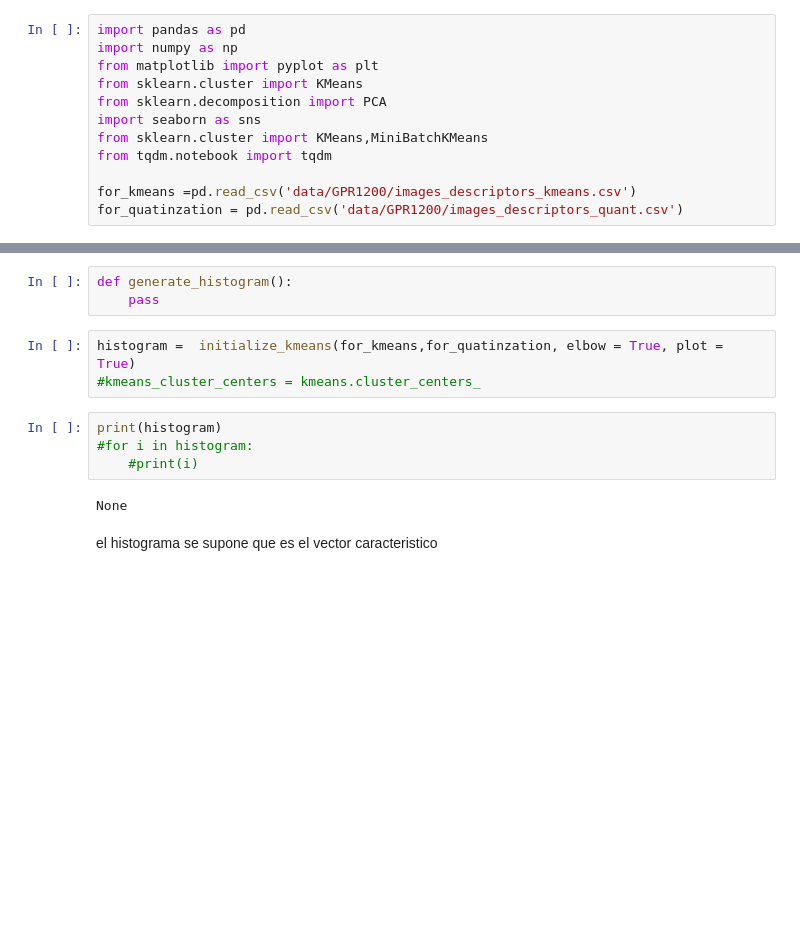
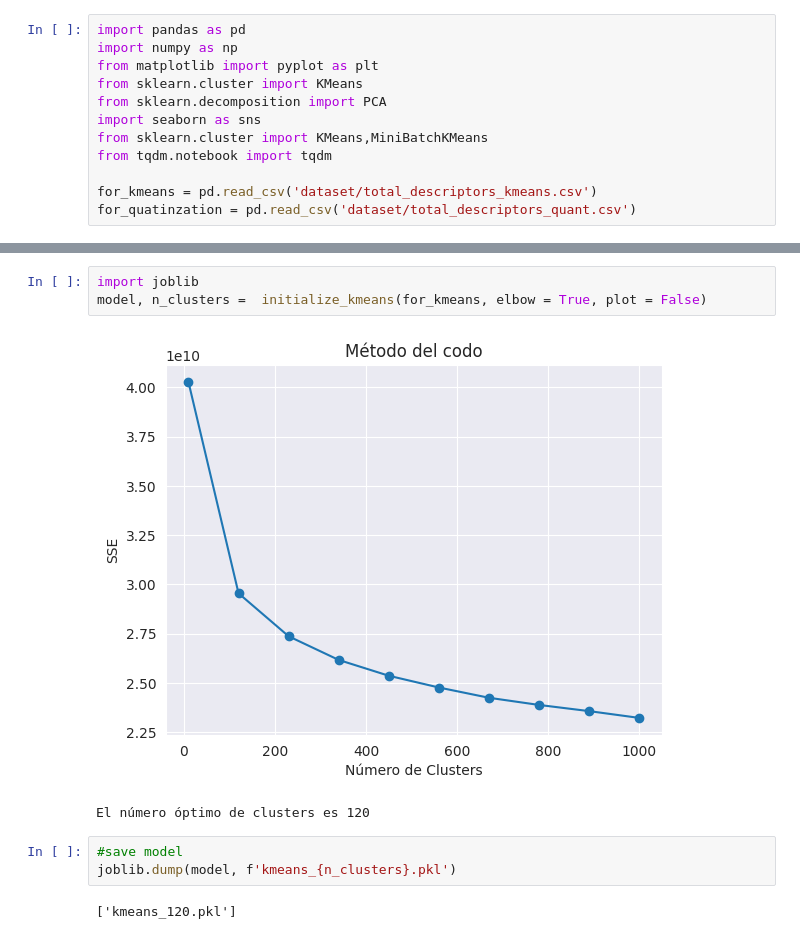
Before and after one commit to pabloyzm/LabInt, a Jupyter notebook: sift.ipynb, the cells around one changed output, grey strips where cells are left out. Drawn from its saved outputs; the diff is of its cells as text; blank space fills up the shorter version.

Commit message:
updates
creacion de histogramas, salvado del modelo k-means, etc

```diff
--- a/sift.ipynb
+++ b/sift.ipynb
@@ -8,8 +8,8 @@ import seaborn as sns
 from sklearn.cluster import KMeans,MiniBatchKMeans
 from tqdm.notebook import tqdm
 
-for_kmeans =pd.read_csv('data/GPR1200/images_descriptors_kmeans.csv')
-for_quatinzation = pd.read_csv('data/GPR1200/images_descriptors_quant.csv')
+for_kmeans = pd.read_csv('dataset/total_descriptors_kmeans.csv')
+for_quatinzation = pd.read_csv('dataset/total_descriptors_quant.csv')
 # %%
 #preprocess
 for_kmeans = for_kmeans.fillna(0)
@@ -77,14 +72,11 @@ def initialize_kmeans(kmeans_df,quatization_df, elbow = True, plot = False):
-# %%
-def generate_histogram():
-    pass
 # %%
-histogram =  initialize_kmeans(for_kmeans,for_quatinzation, elbow = True, plot = True)
-#kmeans_cluster_centers = kmeans.cluster_centers_
+import joblib
+model, n_clusters =  initialize_kmeans(for_kmeans, elbow = True, plot = False)
+# %% [output]
+[figure, added]
+El número óptimo de clusters es 120
-# %%
-print(histogram)
-#for i in histogram:
-    #print(i)
-# %% [output]
-None
-# %% [markdown]
-el histograma se supone que es el vector caracteristico
+# %%
+#save model
+joblib.dump(model, f'kmeans_{n_clusters}.pkl')
+# %% [output]
+['kmeans_120.pkl']
```
Also changed, not shown: parts of 5 cells of this notebook, 3 other files.
